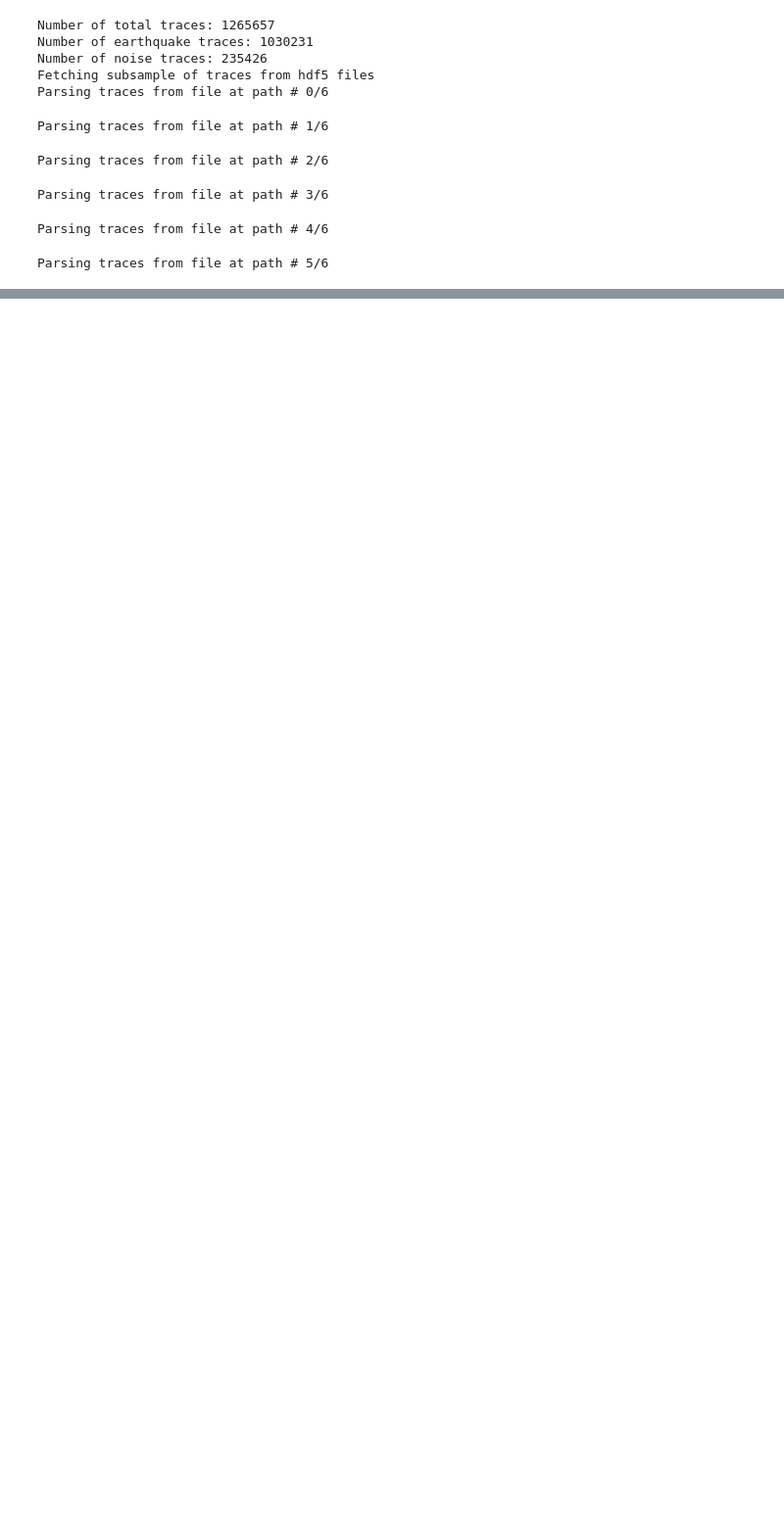
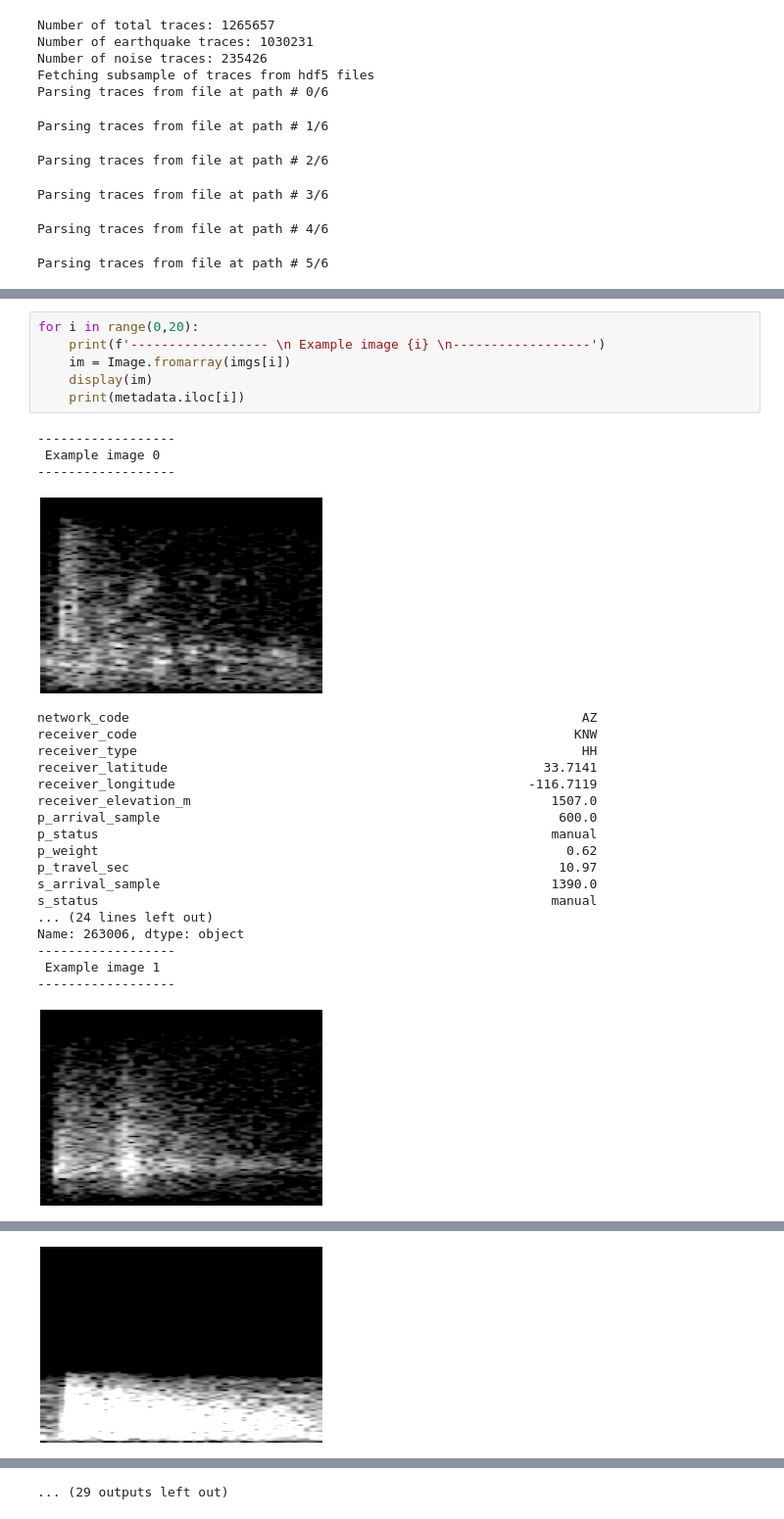
Before and after one commit to kaelynn-rose/Earthquake_Detection, a Jupyter notebook: notebooks/data_preprocessing.ipynb, the cells around one changed output, grey strips where cells are left out. Shown at 98% size. Cells and saved outputs as stored; diff of their text form; blank space fills up the shorter version.

```diff
--- a/notebooks/data_preprocessing.ipynb
+++ b/notebooks/data_preprocessing.ipynb
@@ -29,0 +69,29 @@ Parsing traces from file at path # 5/6
+# %%
+for i in range(0,20):
+    print(f'------------------ \n Example image {i} \n------------------')
+    im = Image.fromarray(imgs[i])
+    display(im)
+    print(metadata.iloc[i])
+# %% [output]
+------------------
+ Example image 0
+------------------
+[figure, added]
+network_code                                                           AZ
+receiver_code                                                         KNW
+receiver_type                                                          HH
+receiver_latitude                                                 33.7141
+receiver_longitude                                              -116.7119
+receiver_elevation_m                                               1507.0
+p_arrival_sample                                                    600.0
+p_status                                                           manual
+p_weight                                                             0.62
+p_travel_sec                                                        10.97
+s_arrival_sample                                                   1390.0
+s_status                                                           manual
+... (24 lines left out)
+Name: 263006, dtype: object
+------------------
+ Example image 1
+------------------
+[figure, added]
@@ -29,0 +115 @@ Parsing traces from file at path # 5/6
+[figure, added]
@@ -29,0 +170 @@ Parsing traces from file at path # 5/6
+... (29 outputs left out)
```
Also changed, not shown: parts of 11 cells of this notebook, 1 other file.
